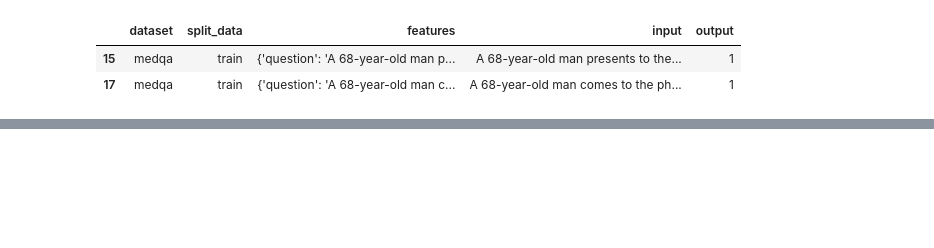
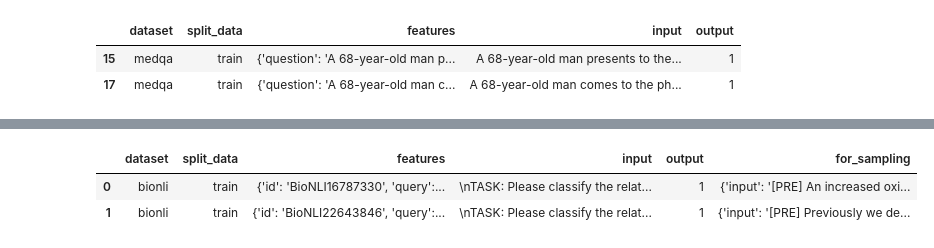
Before and after one commit to HwangIsAce/llm_for_diabetes, a Jupyter notebook: src/data/data1_diabetes/diabetes_dataset.ipynb, the cells around one changed output, grey strips where cells are left out. Saved outputs shown, nothing was run; the diff lists cells and outputs as text; code cells hidden in the pictures; blank space fills up the shorter version.

```diff
--- a/src/data/data1_diabetes/diabetes_dataset.ipynb
+++ b/src/data/data1_diabetes/diabetes_dataset.ipynb
@@ -19,7 +20,7 @@ from datasets import load_dataset
 medqa = load_dataset("GBaker/MedQA-USMLE-4-options")
 # medqa = load_dataset("bigbio/med_qa")
 medmcqa = load_dataset("openlifescienceai/medmcqa")
-# pubmedqa = load_dataset("bigbio/pubmed_qa")
+pubmedqa = load_dataset("bigbio/pubmed_qa", trust_remote_code=True)
 # pubmedqa = load_dataset("qiaojin/PubMedQA", "pqa_artificial")
 # bioasq = load_dataset("rag-datasets/rag-mini-bioasq", "question-answer-passages")
 # mednli = load_dataset("bigbio/mednli")
@@ -184,7 +185,7 @@ def process_dataset_split(dataset_name, split_name, dataset, text_columns, outpu
 datasets = {
     "medqa": {"splits": medqa, "columns": ["question"]},
     "medmcqa": {"splits": medmcqa, "columns": ["question"]},
-    # "pubmedqa": {"splits": pubmedqa, "columns": ["question"]},
+    "pubmedqa": {"splits": pubmedqa, "columns": ["QUESTION"]},
     # "mednli": {"splits": mednli, "columns": ["premise", "hypothesis"]},
     "bionli": {"splits": bionli, "columns": ["query", "answer"]},
     # "cie_mse": {"splits": cie_mse, "columns": ["snippet"]},
@@ -229,7 +232,7 @@ pubmed (test): 6658 rows processed and appended to all_data_filtered_by_keywords
 # %%
 import pandas as pd
 
-all_df = pd.read_csv("src/data/data1_diabetes/all_data_filtered_by_keywords.csv")
+all_df = pd.read_csv("/data/jaesung/llm_for_diabetes/src/data/data1_diabetes/all_data_filtered_by_keywords.csv")
 # %%
 # data_filtered_by_keyword
 diabetes = all_df[all_df['output'] == 1]
@@ -263,13 +265,17 @@ Name: output, dtype: int64
 # %%
 from sklearn.model_selection import train_test_split
 
-def re_train_test_split(dataframe, train_ratio=0.8):
+def re_train_test_split_unique(dataframe, train_ratio=0.8):
     new_rows = []
 
     grouped = dataframe.groupby('dataset')
 
     for dataset_name, group in grouped:
-        if dataset_name not in ['bionli', 'bioroel', 'icliniq', 'medmcqa', 'medqa', 'pubmed']: continue
+        if dataset_name not in ['bionli', 'biorel', 'icliniq', 'medmcqa', 'medqa', 'pubmed', 'pubmedqa']:
+            continue
+
+        # 중복 제거
+        group = group.drop_duplicates(subset='features')
 
         train_data, test_data = train_test_split(
             group,
@@ -286,12 +292,10 @@ def re_train_test_split(dataframe, train_ratio=0.8):
         new_rows.append(train_data)
         new_rows.append(test_data)
 
-        result_df = pd.concat(new_rows, ignore_index=True)
-
+    result_df = pd.concat(new_rows, ignore_index=True)
     return result_df
 
-
-diabetes2 = re_train_test_split(diabetes, train_ratio=0.8)
+diabetes2 = re_train_test_split_unique(diabetes, train_ratio=0.8)
 # %%
 diabetes2.groupby(['dataset', 'split_data'])['output'].agg('count')
 # %% [output]
@@ -441,0 +373,6 @@ final_combined_test_sample.to_csv("final_combined_test_sample.csv")
+# %%
+diabetes3.head(2)
+# %% [output]
+|  | dataset | split_data | features | input | output | for_sampling |
+| 0 | bionli | train | {'id': 'BioNLI16787330', 'query':... | \nTASK: Please classify the relat... | 1 | {'input': '[PRE] An increased oxi... |
+| 1 | bionli | train | {'id': 'BioNLI22643846', 'query':... | \nTASK: Please classify the relat... | 1 | {'input': '[PRE] Previously we de... |
```
Also changed, not shown: parts of 32 cells of this notebook, 1 other file.
